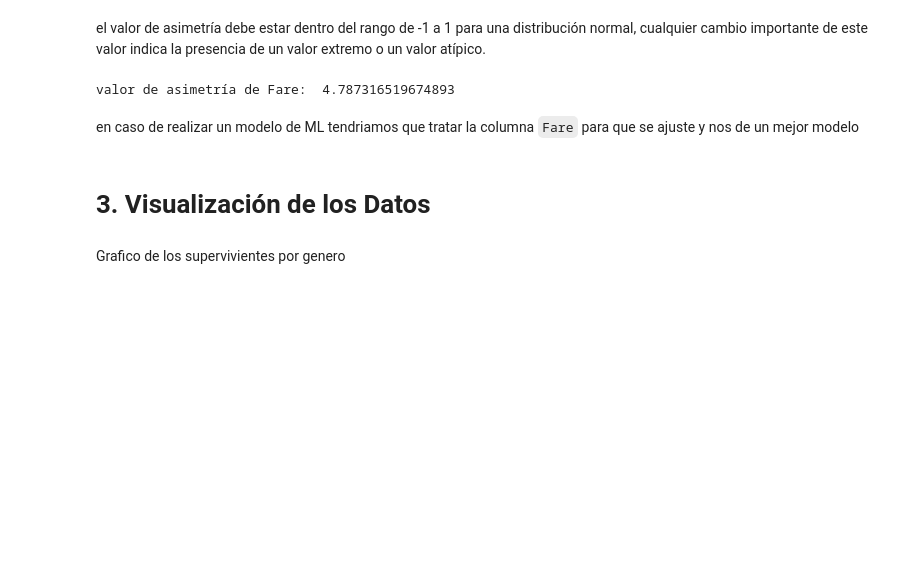
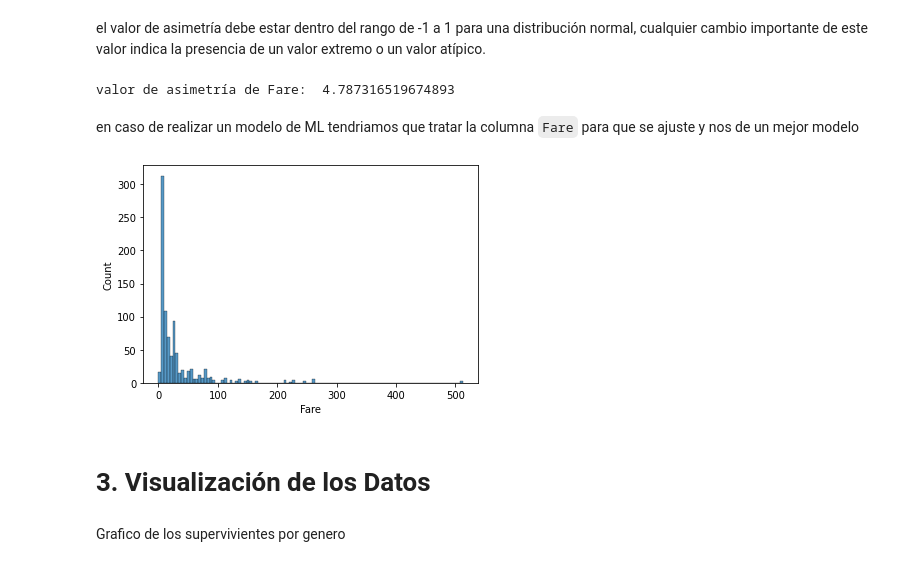
Before and after one commit to JuanManiglia/Prueba_Tecnica_Magister, a Jupyter notebook: src/Eda.ipynb, the cells around one changed output. Saved outputs shown, nothing was run; the diff lists cells and outputs as text; code cells hidden in the pictures; blank space fills up the shorter version.

```diff
--- a/src/Eda.ipynb
+++ b/src/Eda.ipynb
@@ -406,6 +413,10 @@ print('valor de asimetría de Fare: ',df['Fare'].skew())
 valor de asimetría de Fare:  4.787316519674893
 # %% [markdown]
 en caso de realizar un modelo de ML tendriamos que tratar la columna `Fare` para que se ajuste y nos de un mejor modelo
+# %%
+sns.histplot(titanic['Fare']);
+# %% [output]
+[figure, added]
 # %% [markdown]
 #  <a id='3'>3. Visualización de los Datos</a>
 # %% [markdown]
```
Also changed, not shown: parts of 8 cells of this notebook, 1 other file.
